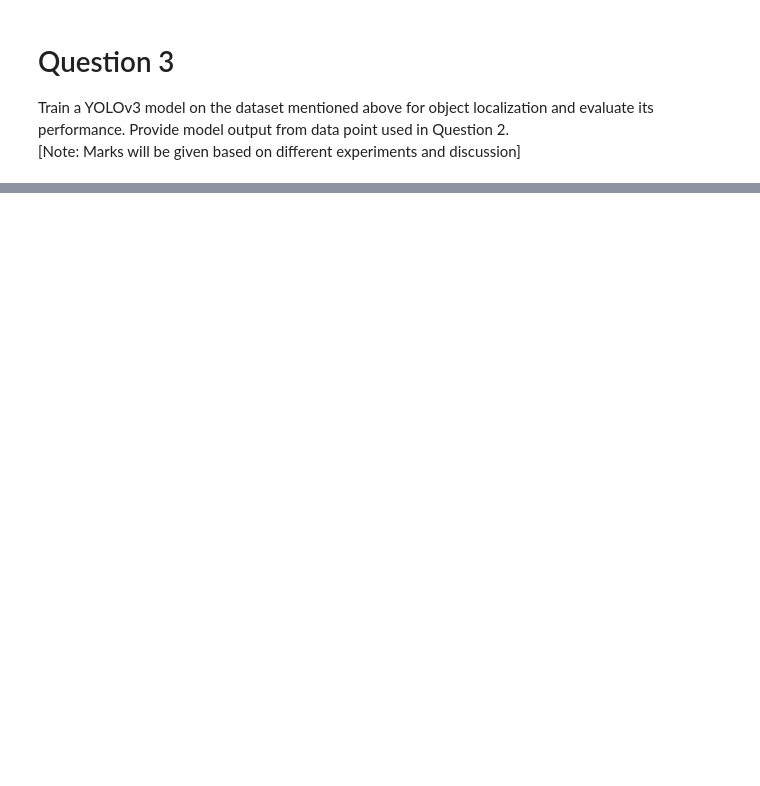
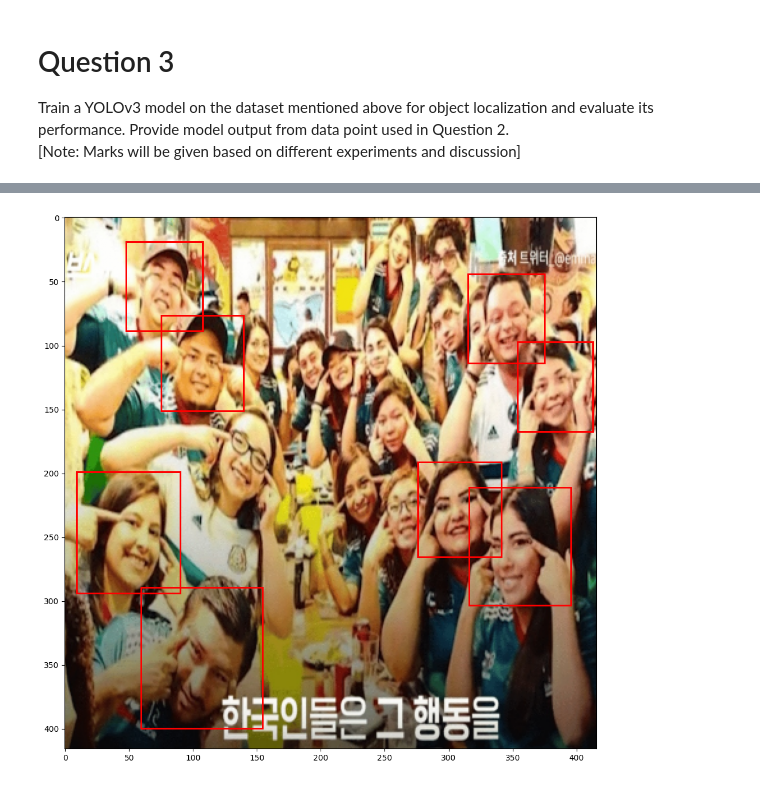
Before and after one commit to enthusiastic2003/UMC301Assignments, a Jupyter notebook: UMC301_Assignment_2Q3.ipynb, the cells around one changed output, grey strips where cells are left out. Saved outputs shown, nothing was run; the diff lists cells and outputs as text; code cells hidden in the pictures; blank space fills up the shorter version.

```diff
--- a/UMC301_Assignment_2Q3.ipynb
+++ b/UMC301_Assignment_2Q3.ipynb
@@ -303,0 +396,8 @@ class YOLOv3Loss(nn.Module):
+# %%
+anchors = [
+    [(10,13), (16,30), (33,23)],  # Scale 1 (52x52)
+    [(30,61), (62,45), (59,119)], # Scale 2 (26x26)
+    [(116,90), (156,198), (373,326)] # Scale 3 (13x13)
+]
+# %%
+train = YOLODataset(dataset_dir='yolo_p3', anchors=anchors , split=0)
@@ -303,0 +408,79 @@ class YOLOv3Loss(nn.Module):
+# %%
+import matplotlib.pyplot as plt
+import torch
+
+def visualize_sample(img, box_maps, anchors, grid_sizes):
+    """
+    Visualize bounding boxes on the image based on the box maps.
+
+    Args:
+        img (torch.Tensor): Image tensor of shape (C, H, W).
+        box_maps (list of torch.Tensor): List containing box maps for each scale.
+        anchors (list of list of tuples): Anchors for each scale.
+        grid_sizes (list of int): Grid sizes corresponding to each scale.
+    """
+    img = img.numpy().transpose(1, 2, 0) / 255.0  # Convert to HWC and normalize
+    plt.figure(figsize=(12, 12))
+    plt.imshow(img)
+    ax = plt.gca()
+
+    for scale_idx, box_map in enumerate(box_maps):
+        S = grid_sizes[scale_idx]
+        scale_anchors = anchors[scale_idx]
+        cell_width = img.shape[1] / S
+        cell_height = img.shape[0] / S
+
+        num_anchors = len(scale_anchors)
+        for anchor_idx in range(num_anchors):
+            for i in range(S):
+                for j in range(S):
+                    box_map = box_map.squeeze()
+                    presence = box_map[anchor_idx * 6, i, j].item()
+                    if presence > 0:
+                        # Retrieve bounding box parameters
+                        x_offset = box_map[anchor_idx * 6 + 1, i, j].item()
+                        y_offset = box_map[anchor_idx * 6 + 2, i, j].item()
+                        width = box_map[anchor_idx * 6 + 3, i, j].item()
+                        height = box_map[anchor_idx * 6 + 4, i, j].item()
+
+                        # Calculate the absolute coordinates
+                        x_center = (j + x_offset) * cell_width
+                        y_center = (i + y_offset) * cell_height
+                        abs_width = width * img.shape[1]
+                        abs_height = height * img.shape[0]
+
+                        # Calculate top-left corner
+                        x0 = x_center - abs_width / 2
+                        y0 = y_center - abs_height / 2
+
+                        # Draw rectangle
+                        rect = plt.Rectangle(
+                            (x0, y0),
+                            abs_width,
+                            abs_height,
+                            fill=False,
+                            color='red',
+                            linewidth=2
+                        )
+                        ax.add_patch(rect)
+
+    plt.axis('on')
+    plt.show()
+
+
+train_loader = DataLoader(train, batch_size=1, shuffle=True, num_workers=4)
+
+# Define anchors and grid sizes
+anchors = [
+    [(10, 13), (16, 30), (33, 23)],         # Scale 1 (52x52)
+    [(30, 61), (62, 45), (59, 119)],        # Scale 2 (26x26)
+    [(116, 90), (156, 198), (373, 326)]     # Scale 3 (13x13)
+]
+grid_sizes = [52, 26, 13]
+
+# Example usage with DataLoader
+for img, box_maps in train_loader:
+    visualize_sample(img[0], box_maps, anchors, grid_sizes)
+    break  # Visualize only the first batch
+# %% [output]
+[figure, added]
```
Also changed, not shown: parts of 11 cells of this notebook, 2 other files.
